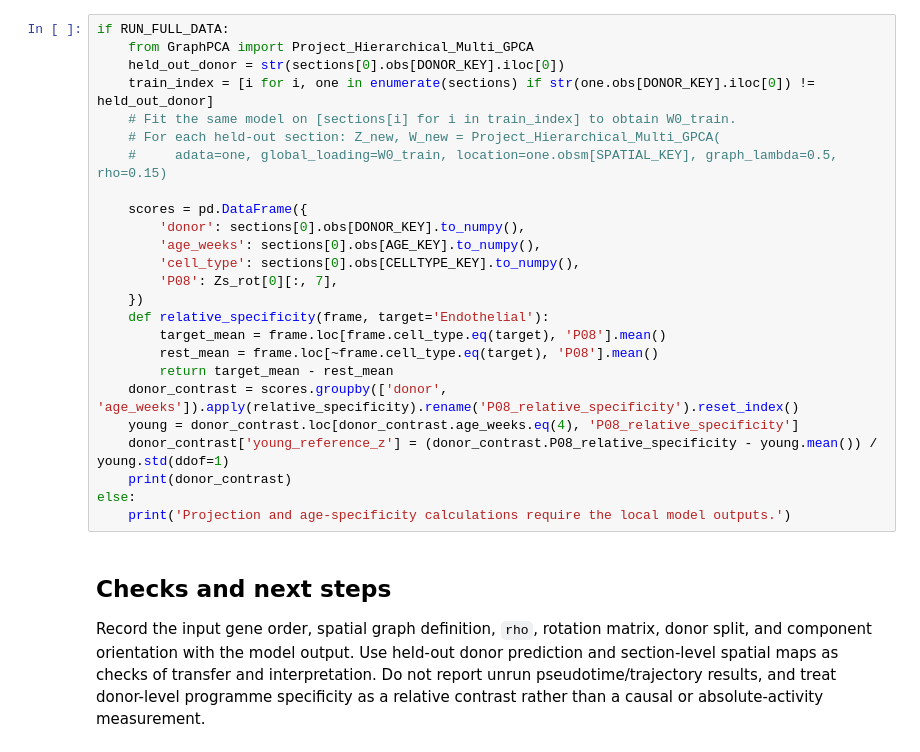
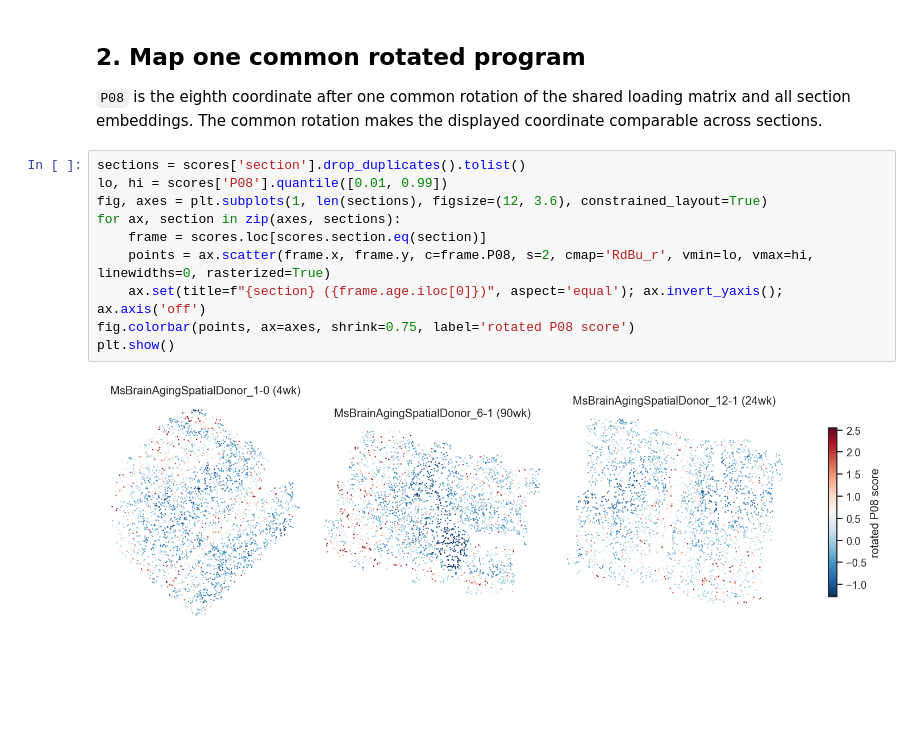
Before and after one commit to YANG-ERA/GraphPCA_analyses, a Jupyter notebook: source/Tutorial5_MERFISH_Aging.ipynb, the cells around one changed output. Saved outputs shown, nothing was run; the diff lists cells and outputs as text; blank space fills up the shorter version.

Commit message:
Publish executed multi-section tutorial outputs

```diff
--- a/source/Tutorial5_MERFISH_Aging.ipynb
+++ b/source/Tutorial5_MERFISH_Aging.ipynb
@@ -102,29 +50,16 @@ For the supported P08 endothelial/BBB example, compute the donor-level differenc
-# %%
-if RUN_FULL_DATA:
-    from GraphPCA import Project_Hierarchical_Multi_GPCA
-    held_out_donor = str(sections[0].obs[DONOR_KEY].iloc[0])
-    train_index = [i for i, one in enumerate(sections) if str(one.obs[DONOR_KEY].iloc[0]) != held_out_donor]
-    # Fit the same model on [sections[i] for i in train_index] to obtain W0_train.
-    # For each held-out section: Z_new, W_new = Project_Hierarchical_Multi_GPCA(
-    #     adata=one, global_loading=W0_train, location=one.obsm[SPATIAL_KEY], graph_lambda=0.5, rho=0.15)
-
-    scores = pd.DataFrame({
-        'donor': sections[0].obs[DONOR_KEY].to_numpy(),
-        'age_weeks': sections[0].obs[AGE_KEY].to_numpy(),
-        'cell_type': sections[0].obs[CELLTYPE_KEY].to_numpy(),
-        'P08': Zs_rot[0][:, 7],
-    })
-    def relative_specificity(frame, target='Endothelial'):
-        target_mean = frame.loc[frame.cell_type.eq(target), 'P08'].mean()
-        rest_mean = frame.loc[~frame.cell_type.eq(target), 'P08'].mean()
-        return target_mean - rest_mean
-    donor_contrast = scores.groupby(['donor', 'age_weeks']).apply(relative_specificity).rename('P08_relative_specificity').reset_index()
-    young = donor_contrast.loc[donor_contrast.age_weeks.eq(4), 'P08_relative_specificity']
-    donor_contrast['young_reference_z'] = (donor_contrast.P08_relative_specificity - young.mean()) / young.std(ddof=1)
-    print(donor_contrast)
-else:
-    print('Projection and age-specificity calculations require the local model outputs.')
-# %% [markdown]
-## Checks and next steps
-
-Record the input gene order, spatial graph definition, `rho`, rotation matrix, donor split, and component orientation with the model output. Use held-out donor prediction and section-level spatial maps as checks of transfer and interpretation. Do not report unrun pseudotime/trajectory results, and treat donor-level programme specificity as a relative contrast rather than a causal or absolute-activity measurement.
+# %% [markdown]
+## 2. Map one common rotated program
+
+`P08` is the eighth coordinate after one common rotation of the shared loading matrix and all section embeddings. The common rotation makes the displayed coordinate comparable across sections.
+# %%
+sections = scores['section'].drop_duplicates().tolist()
+lo, hi = scores['P08'].quantile([0.01, 0.99])
+fig, axes = plt.subplots(1, len(sections), figsize=(12, 3.6), constrained_layout=True)
+for ax, section in zip(axes, sections):
+    frame = scores.loc[scores.section.eq(section)]
+    points = ax.scatter(frame.x, frame.y, c=frame.P08, s=2, cmap='RdBu_r', vmin=lo, vmax=hi, linewidths=0, rasterized=True)
+    ax.set(title=f"{section} ({frame.age.iloc[0]})", aspect='equal'); ax.invert_yaxis(); ax.axis('off')
+fig.colorbar(points, ax=axes, shrink=0.75, label='rotated P08 score')
+plt.show()
+# %% [output]
+[figure, added]
```
Also changed, not shown: parts of 19 cells of this notebook, 11 other files.
